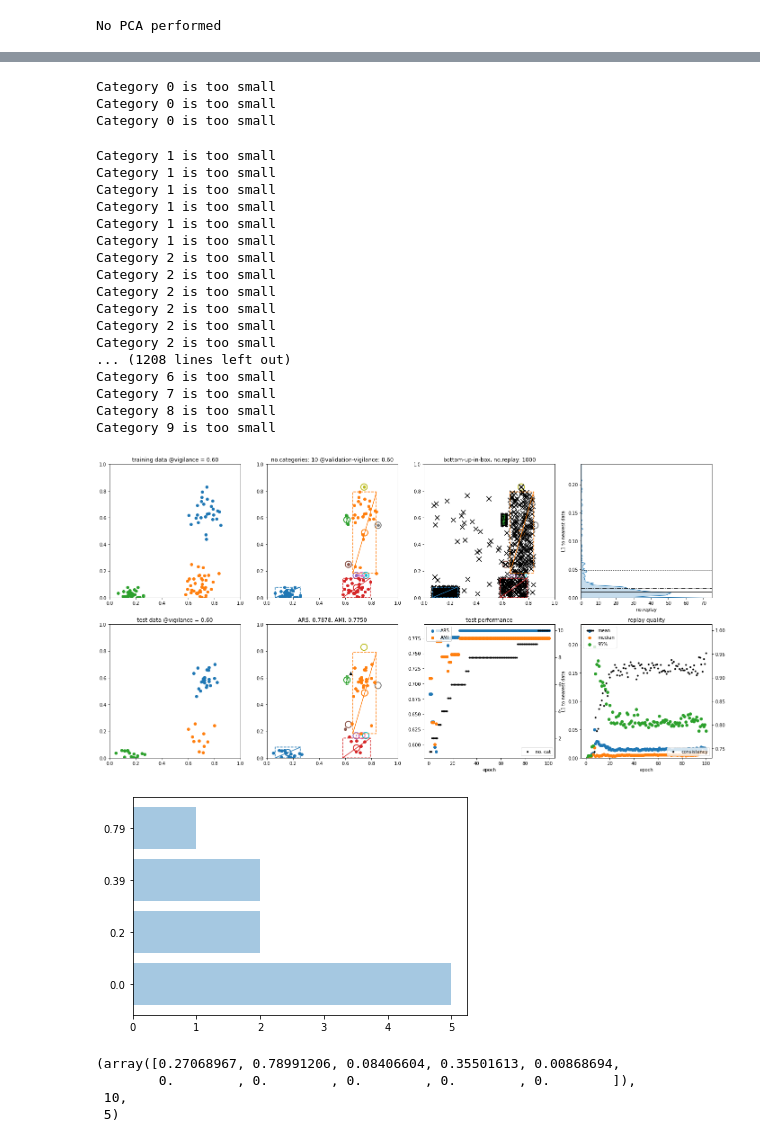
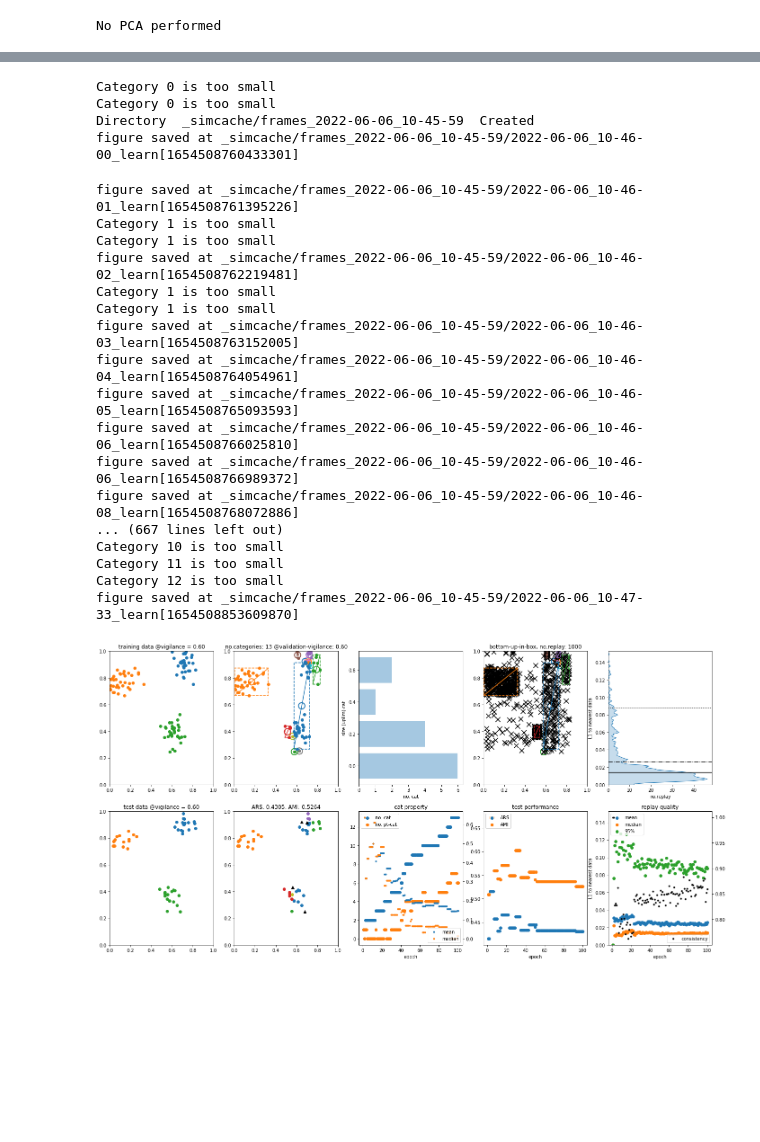
Before and after one commit to anish-lu-yihe/art, a Jupyter notebook: fuzzyART_thru_train.ipynb, the cells around one changed output, grey strips where cells are left out. Cells and saved outputs as stored; diff of their text form; code cells hidden in the pictures; blank space fills up the shorter version.

Commit message:
add cat property

```diff
--- a/fuzzyART_thru_train.ipynb
+++ b/fuzzyART_thru_train.ipynb
@@ -43,11 +43,11 @@ now = timestamp()[0]
 
 # init fig
 fig, ax = plt.subplot_mosaic('''
-                                ABDG
-                                CEFH
+                                ABIDG
+                                CEJFH
                                 ''',
                                 figsize = (24, 12))
-for axidx, twidx in zip('FH', 'fh'):
+for axidx, twidx in zip('HJ', 'hj'):
     ax[twidx] = ax[axidx].twinx()
 #fig.tight_layout()
 
@@ -64,13 +64,14 @@ ax['C'].set_title("test data @vigilance = {:.2f}".format(rho_test))
 net = FuzzyART(feat_num, alpha=1, gamma=.00001, rho=rho_train, best_match_num=2)
 
 # prepare loop
+record_memory = np.zeros((no_epoch, 4))  # cat_num, point_cat_num, cat_sz_mean, cat_sz_median
 record_test = np.zeros((no_epoch, 3))  # ARS, AMI, cat_num
 record_replay = np.zeros((no_epoch, 4))  # mean, median, 95%, selfconsistency
 rmax = 0
 
 for epoch, data in zip(range(no_epoch), data_train):
     # clear fig
-    for key in 'BDEFGHfh':
+    for key in 'BDEFGHhIJj':
         ax[key].cla()
 
     # highlight training sample
@@ -78,10 +79,21 @@ for epoch, data in zip(range(no_epoch), data_train):
 
     # train
     net.train(data, rho=rho_train)
-    cat_number = net.w.shape[0]
+
+    # memory
+    cat_number, point_cat_num, cat_sz_mean, cat_sz_median = replay_painter.property_of_memory(ax['I'], net)
+    record_memory[epoch] = cat_number, point_cat_num, cat_sz_mean, cat_sz_median
+    for l, rm in zip(('no. cat', 'no. pt-cat'), record_memory.T[:2]):
+        ax['J'].scatter(np.arange(epoch+1)+1, rm[:epoch+1], label=l)
+
+    for l, rm in zip(('mean', 'median'), record_memory.T[2:]):
+        ax['j'].scatter(np.arange(epoch+1)+1, rm[:epoch+1], label=l, marker='.')
+
+    ax['I'].set_xlabel('no. cat')
+    ax['I'].set_ylabel('size (uplim) cat')
 
     # bipole, centre, boundary
-    for ak in 'BDE':
+    for ak in 'BD':
         pca_painter.tripole(ax[ak], *net.getcat_bipole())
         ax[ak].set_prop_cycle(None)
         pca_painter.boundary(ax[ak], net.getcat_vertex())
@@ -101,7 +113,6 @@ for epoch, data in zip(range(no_epoch), data_train):
     record_test[epoch] = test_ARS, test_AMI, cat_number
     for l, tr in zip(('ARS', 'AMI'), record_test.T):
         ax['F'].scatter(np.arange(epoch+1)+1, tr[:epoch+1], label=l)
-    ax['f'].scatter(np.arange(epoch+1)+1, record_test[:epoch+1, 2], label='no. cat', c='k', marker='.')
 
     # plot
     # validation and test
@@ -131,60 +142,49 @@ for epoch, data in zip(range(no_epoch), data_train):
     record_replay[epoch, 3] = replay_selfconsistence
     ax['h'].scatter(np.arange(epoch+1)+1, record_replay[:epoch+1, 3], label='consistency', c='k', marker='.')
 
     # other info
     for key in 'ABCDE':
         ax[key].set_xlim(0, 1)
         ax[key].set_ylim(0, 1)
 
     for ak in 'GH':
         ax[ak].set_ylim(0, rmax * 1.2)
         ax[ak].set_ylabel('L1 to nearest data')
 
-    for ak in 'fh':
+    for ak in 'hj':
         ax[ak].legend(loc=4)
 
-    for ak, title in zip('FH', ('test performance', 'replay quality')):
+    for ak, title in zip('FHJ', ('test performance', 'replay quality', 'cat property')):
         ax[ak].legend(loc=2)
         ax[ak].set_xlabel('epoch')
         ax[ak].set_title(title)
 
     # save fig
     simname = 'learn'
     dirname = '_simcache/frames_{}'.format(now)
-   # savefigure_datetime(fig, simname, dirname)
+    savefigure_datetime(fig, simname, dirname)
 
     [ns.remove() for ns in new_sample]
 # %% [output]
 Category 0 is too small
 Category 0 is too small
-Category 0 is too small
+Directory  _simcache/frames_2022-06-06_10-45-59  Created
+figure saved at _simcache/frames_2022-06-06_10-45-59/2022-06-06_10-46-00_learn[1654508760433301]
+figure saved at _simcache/frames_2022-06-06_10-45-59/2022-06-06_10-46-01_learn[1654508761395226]
 Category 1 is too small
 Category 1 is too small
+figure saved at _simcache/frames_2022-06-06_10-45-59/2022-06-06_10-46-02_learn[1654508762219481]
 Category 1 is too small
 Category 1 is too small
-Category 1 is too small
-Category 1 is too small
-Category 2 is too small
-Category 2 is too small
-Category 2 is too small
-Category 2 is too small
-Category 2 is too small
-Category 2 is too small
-... (1208 lines left out)
-Category 6 is too small
-Category 7 is too small
-Category 8 is too small
-Category 9 is too small
+figure saved at _simcache/frames_2022-06-06_10-45-59/2022-06-06_10-46-03_learn[1654508763152005]
+figure saved at _simcache/frames_2022-06-06_10-45-59/2022-06-06_10-46-04_learn[1654508764054961]
+figure saved at _simcache/frames_2022-06-06_10-45-59/2022-06-06_10-46-05_learn[1654508765093593]
+figure saved at _simcache/frames_2022-06-06_10-45-59/2022-06-06_10-46-06_learn[1654508766025810]
+figure saved at _simcache/frames_2022-06-06_10-45-59/2022-06-06_10-46-06_learn[1654508766989372]
+figure saved at _simcache/frames_2022-06-06_10-45-59/2022-06-06_10-46-08_learn[1654508768072886]
+... (667 lines left out)
+Category 10 is too small
+Category 11 is too small
+Category 12 is too small
+figure saved at _simcache/frames_2022-06-06_10-45-59/2022-06-06_10-47-33_learn[1654508853609870]
-[figure, old version]
+[figure, new version]
-# %%
-fig, ax = plt.subplots()
-cat_prop = replay_painter.property_of_memory(ax, net)
-# %% [output]
-[figure, removed]
-# %%
-cat_prop
-# %% [output]
-(array([0.27068967, 0.78991206, 0.08406604, 0.35501613, 0.00868694,
-        0.        , 0.        , 0.        , 0.        , 0.        ]),
- 10,
- 5)
```
Also changed, not shown: parts of 2 cells of this notebook.
